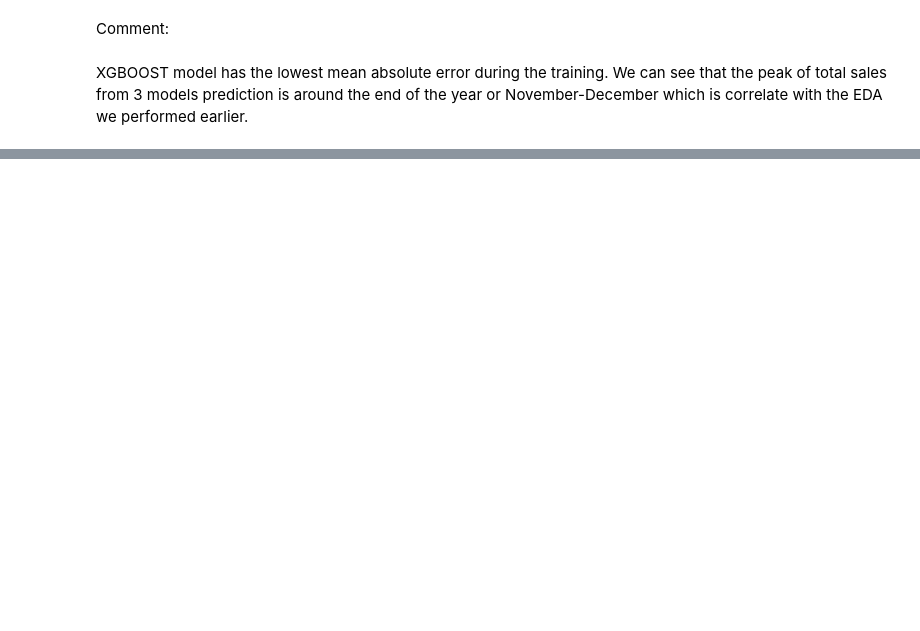
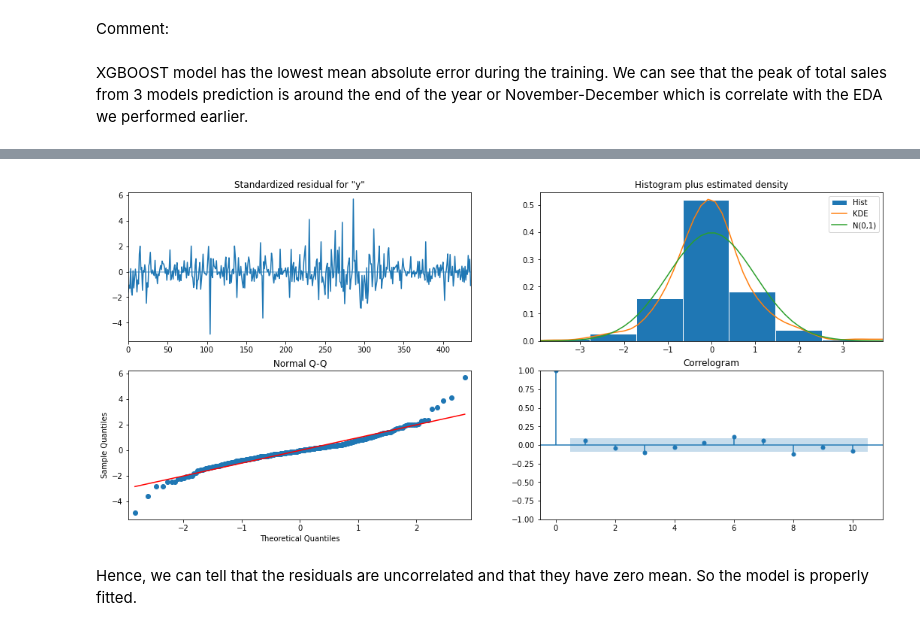
Before and after one commit to mwreed1/forcasting-sales, a Jupyter notebook: sale.ipynb, the cells around one changed output, grey strips where cells are left out. Cells and saved outputs as stored; diff of their text form; code cells hidden in the pictures; blank space fills up the shorter version.

```diff
--- a/sale.ipynb
+++ b/sale.ipynb
@@ -374,0 +422,7 @@ We can see that the peak of total sales from 3 models prediction is around the e
+# %%
+#Let's fit the model to our data
+mod = sm.tsa.statespace.SARIMAX(y_train,
+                                order=(0, 1, 1),
+                                seasonal_order=(2, 1, 0, 12))
+results = mod.fit(method = 'powell')
+print(results.summary().tables[1])
@@ -374,0 +442,7 @@ We can see that the peak of total sales from 3 models prediction is around the e
+# %%
+results.plot_diagnostics(figsize=(18, 8))
+plt.show()
+# %% [output]
+[figure, added]
+# %% [markdown]
+Hence, we can tell that the residuals are uncorrelated and that they have zero mean. So the model is properly fitted.
```
Also changed, not shown: parts of 19 cells of this notebook.
